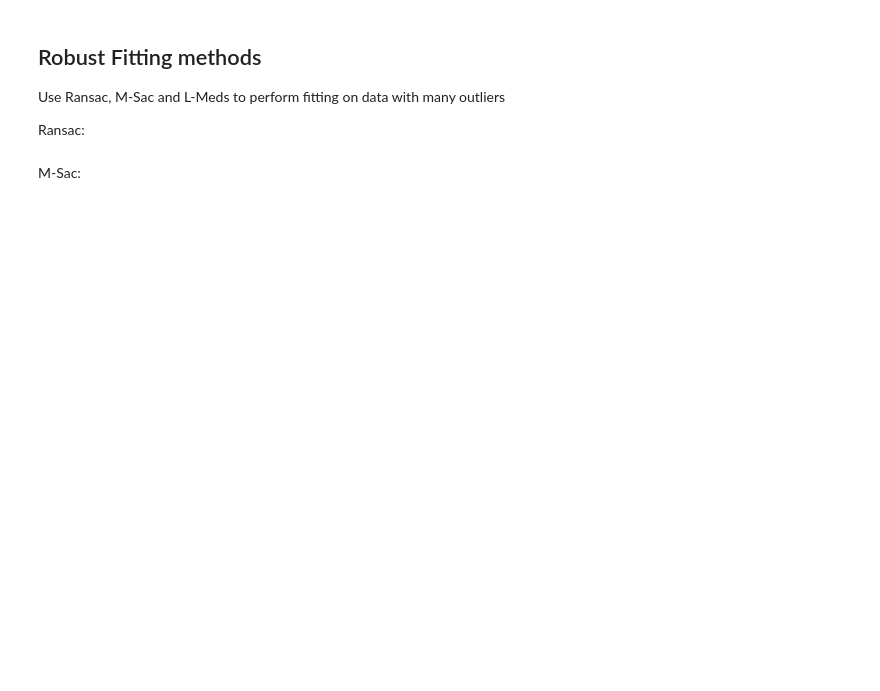
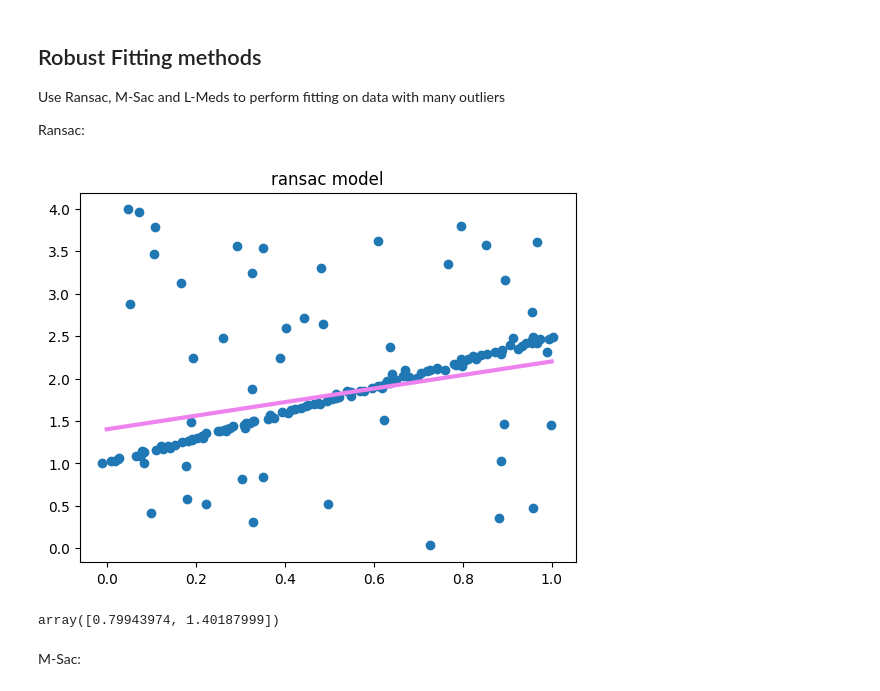
Before and after one commit to AngelaRemolina/MMMIP-Assignments, a Jupyter notebook: Lez22_Robust_Fitting/lez_22_Robust_Fitting.ipynb, the cells around one changed output. Saved outputs shown, nothing was run; the diff lists cells and outputs as text; code cells hidden in the pictures; blank space fills up the shorter version.

```diff
--- a/Lez22_Robust_Fitting/lez_22_Robust_Fitting.ipynb
+++ b/Lez22_Robust_Fitting/lez_22_Robust_Fitting.ipynb
@@ -138,20 +147,22 @@ def simpleRANSAC(X, eps, cardmss=2):
     """
     SIMPLERANSAC - Robust fit with the LMEDS algorithm
     X: matrix containing (x,y) coordinates of shape [num_features x num_samples]
+    eps: threshold for the residuals                # on paper called: E
+    cardmss: cardinality of the minimal sample set  # on paper called: s
     """
     # number of samples in the dataset
     n = X.shape[1]
     # Desired probability of success
-    alpha = 0.99
+    alpha = 0.99 # on paper called: p -> high probability
 
     # Pessimistic estimate of inliers fraction
-    f = 0.5
+    f = 0.5     # on paper called: e -> probability of having 1 outlier
 
     # set maximum number of iterations
-    # MaxIterations =
+    MaxIterations = int(np.log(1 - alpha) / np.log(1 - (1-f)**cardmss))
 
     # set maximum consensus reached
-    # maxscore =
+    maxscore = 0
 
     for i in range(MaxIterations):
 
@@ -160,21 +171,25 @@ def simpleRANSAC(X, eps, cardmss=2):
         mss = X[:, rand_choice]
 
         # Fit model to this minimal sample set.
-        # theta =
+        theta = fit_line_dlt(mss)[0]
 
         # Evaluate distances between points and model
-        # sqres =
+        sqres = res_line(X, theta)
 
         # identify inliers: consensus set
-        # inliers =
+        inliers = np.where(sqres < eps)[0]
 
         # assess consensus (the number of inliers)
-        # score =
+        score = len(inliers)
+
+        if score > maxscore:
+            theta_star = theta
+            maxscore = score
 
         # replace maxscore, bestinliers and bestmodel if needed
-        # maxscore =
-        # bestinliers =
-        # bestmodel =
+        # maxscore = ?
+        bestinliers = maxscore
+        bestmodel = theta_star
 
     return bestmodel, bestinliers
 # %%
@@ -360,17 +379,27 @@ Ransac:
 # %%
 epsi = 3 * sigma  # define inlier threshold
 
 # invoke simpleRANSAC
-# bestmodel, bestinliers =
+bestmodel, bestinliers = simpleRANSAC(X_out, epsi, cardmss)
 
 # refine model estimates
-# refinedModel =
+# optimize bestmodel on its inliers via least squares refinement
+refinedModel = fit_line_ols(X_out[:, bestinliers])[0]
 
 plt.figure()
 plt.scatter(X_out[0, :], X_out[1, :])
-display_band(X_out, refinedModel, epsi, BAND_COLOR)
+# this plot works when model has 3 or more components
+# display_band(X_out, refinedModel, epsi, BAND_COLOR)
+# in this case we have only 2, so we'll use the following line
+plt.plot([0, 1], [refinedModel[1], refinedModel[0] + refinedModel[1]], "violet", linewidth=3)
 plt.title("ransac model")
 plt.show()
+# %% [output]
+[figure, added]
+# %%
+refinedModel
+# %% [output]
+array([0.79943974, 1.40187999])
 # %% [markdown]
 M-Sac:
 # %%
```
Also changed, not shown: parts of 9 cells of this notebook.
